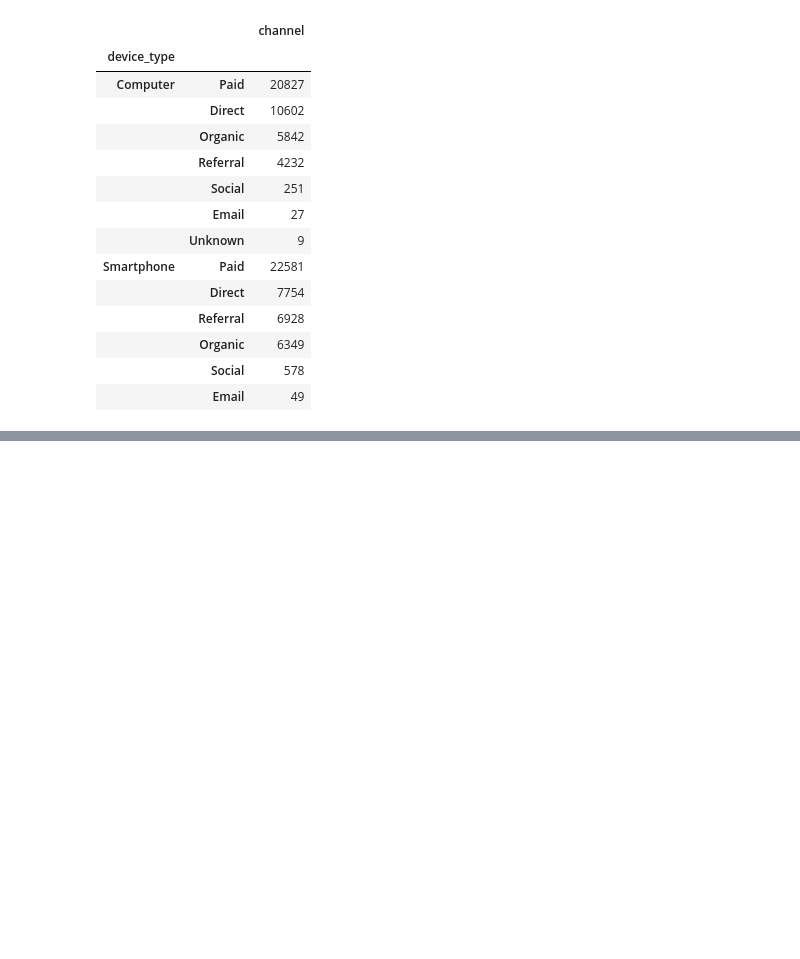
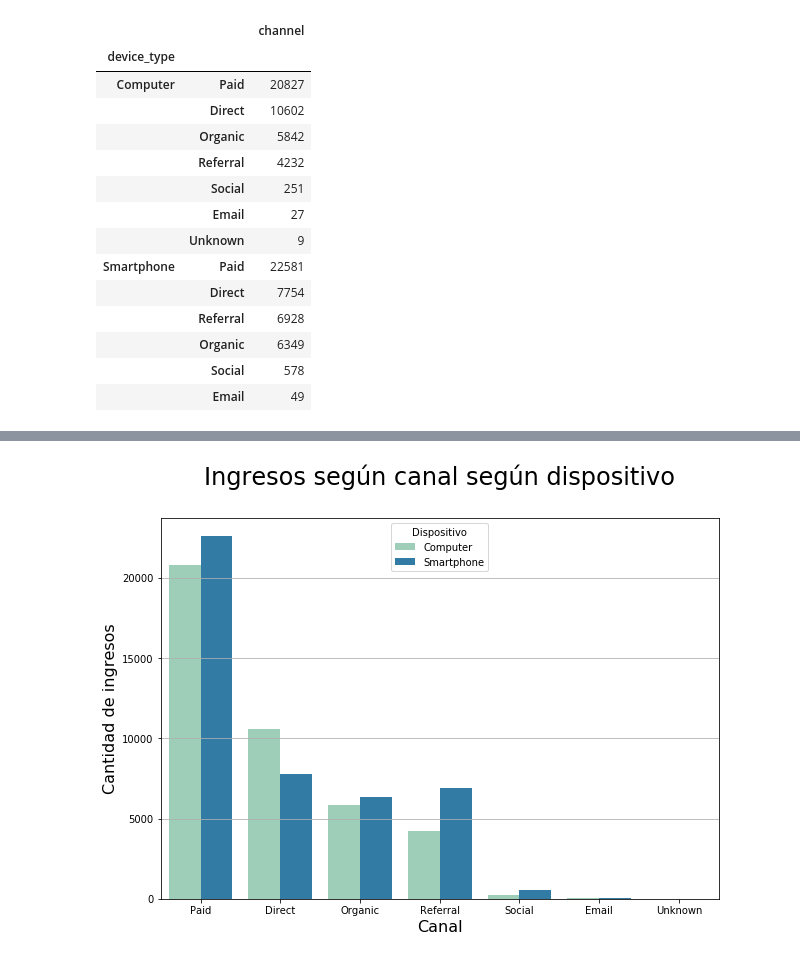
Before and after one commit to javier2409/TP1Datos2C2018, a Jupyter notebook: device type.ipynb, the cells around one changed output, grey strips where cells are left out. Drawn from its saved outputs; the diff is of its cells as text; code cells hidden in the pictures; blank space fills up the shorter version.

```diff
--- a/device type.ipynb
+++ b/device type.ipynb
@@ -150,0 +108,3 @@ Text(0.5,1,'Canal Referral')
+# %%
+forgraph = channels.to_frame().reset_index()
+channels.to_frame().reset_index()
@@ -150,0 +126,11 @@ Text(0.5,1,'Canal Referral')
+# %%
+fig,ax=plt.subplots(figsize=(10,7))
+
+plt.grid(True)
+g = sns.barplot(ax=ax,data=forgraph,x='level_1',y='channel',palette='YlGnBu',alpha=1,hue='device_type')
+g.set_title('Ingresos según canal según dispositivo\n',size=24)
+g.set_xlabel('Canal',size=16)
+g.set_ylabel('Cantidad de ingresos',size=16)
+g.legend(title='Dispositivo')
+# %% [output]
+[figure, added]
```
Also changed, not shown: parts of 10 cells of this notebook, 25 other files.
